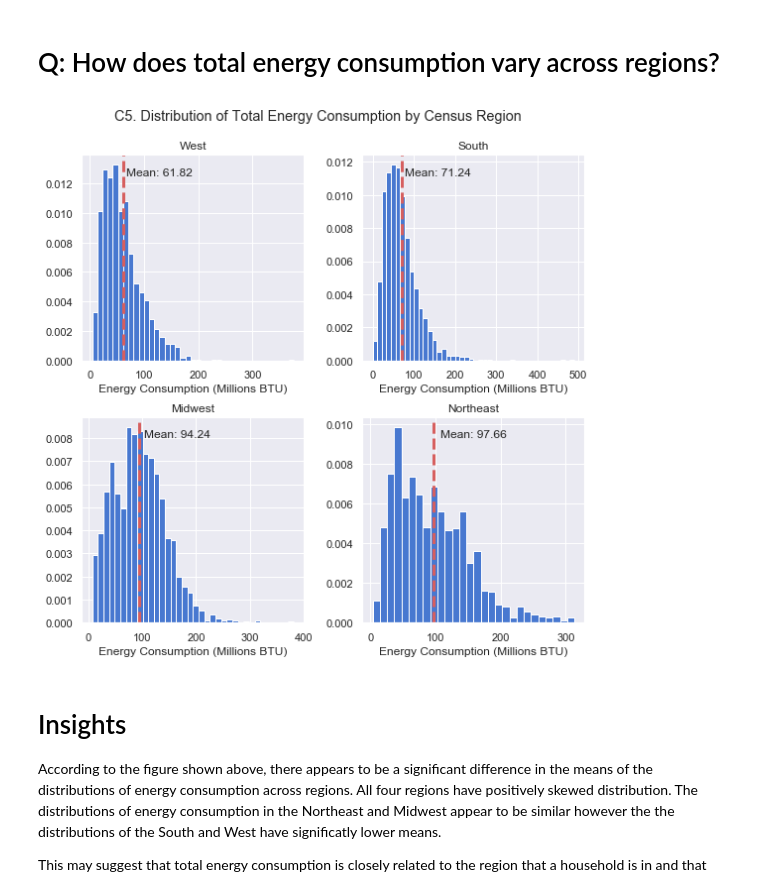
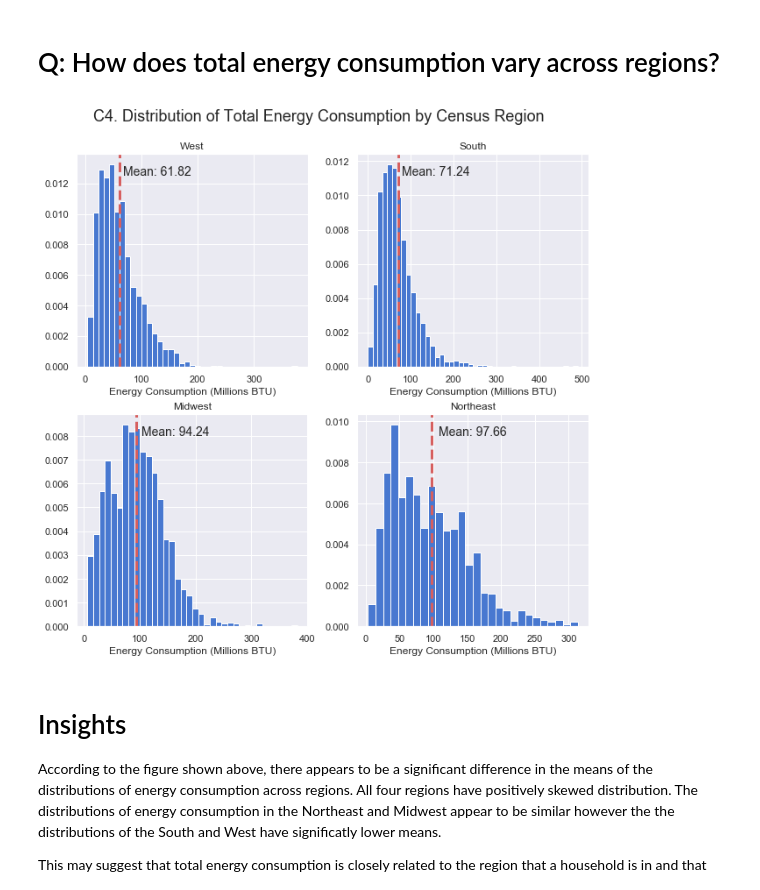
Before and after one commit to ishareef7/Springboard, a Jupyter notebook: Capstone1/EDA/EDA.ipynb, the cells around one changed output. Saved outputs shown, nothing was run; the diff lists cells and outputs as text; code cells hidden in the pictures.

Commit message:
Updated figures, project files, and added powerpoint presentation slides for Capstone 1

```diff
--- a/Capstone1/EDA/EDA.ipynb
+++ b/Capstone1/EDA/EDA.ipynb
@@ -138,9 +127,9 @@ for ax in f.get_axes():
     ax.axvline(df['TOTALBTU'].mean(), color='r', linestyle='dashed', linewidth=3)
     _, max_ = ax.get_ylim()
     ax.text(df['TOTALBTU'].mean() + df['TOTALBTU'].mean()/10, max_ - max_/10,
-            'Mean: {:.2f}'.format(df['TOTALBTU'].mean()))
+            'Mean: {:.2f}'.format(df['TOTALBTU'].mean()),fontsize=14)
     ax.set_xlabel('Energy Consumption (Millions BTU)')
-_ = f.suptitle('C3. Distribution of Total Energy Consumption by Household Type')
+_ = f.suptitle('C3. Distribution of Total Energy Consumption by Household Type',fontsize=18)
 _ = f.tight_layout()
 _ = f.subplots_adjust(top=.9)
 _ = f.savefig('c3a.jpg')
@@ -199,26 +188,26 @@ midwest = scaled_btu[scaled_btu['REGIONC'] == 2]
 south = scaled_btu[scaled_btu['REGIONC'] == 3]
 west = scaled_btu[scaled_btu['REGIONC'] == 4]
 # %%
-_ = f, axes = plt.subplots(2, 2, figsize=(8, 8))
+_ = f, axes = plt.subplots(2, 2, figsize=(9, 9))
 _ = regions = [northeast,midwest,south,west]
 _ = titles = ['Northeast','Midwest','South','West']
 
 for row in axes:
     for col in row:
         df = regions.pop()
         col.hist(x = df['TOTALBTU'], density = True, weights = df['NWEIGHT'], bins= int(np.sqrt(len(df))))
         col.set_title(titles.pop())
         col.axvline(df['TOTALBTU'].mean(), color='r', linestyle='dashed', linewidth=3)
         _, max_ = col.get_ylim()
         col.text(df['TOTALBTU'].mean() + df['TOTALBTU'].mean()/10, max_ - max_/10,
-            'Mean: {:.2f}'.format(df['TOTALBTU'].mean()))
+            'Mean: {:.2f}'.format(df['TOTALBTU'].mean()),fontsize=14)
         col.set_xlabel('Energy Consumption (Millions BTU)')
-_ = f.suptitle('C5. Distribution of Total Energy Consumption by Census Region')
+_ = f.suptitle('C4. Distribution of Total Energy Consumption by Census Region', fontsize=18)
 _ = f.tight_layout()
 _ = f.subplots_adjust(top=.9)
-_ = f.savefig('c5.jpg')
+_ = f.savefig('c4b.jpg')
 # %% [output]
-[figure, old version]
+[figure, new version]
 # %% [markdown]
 # Insights
 
```
Also changed, not shown: parts of 12 cells of this notebook, 27 other files.
